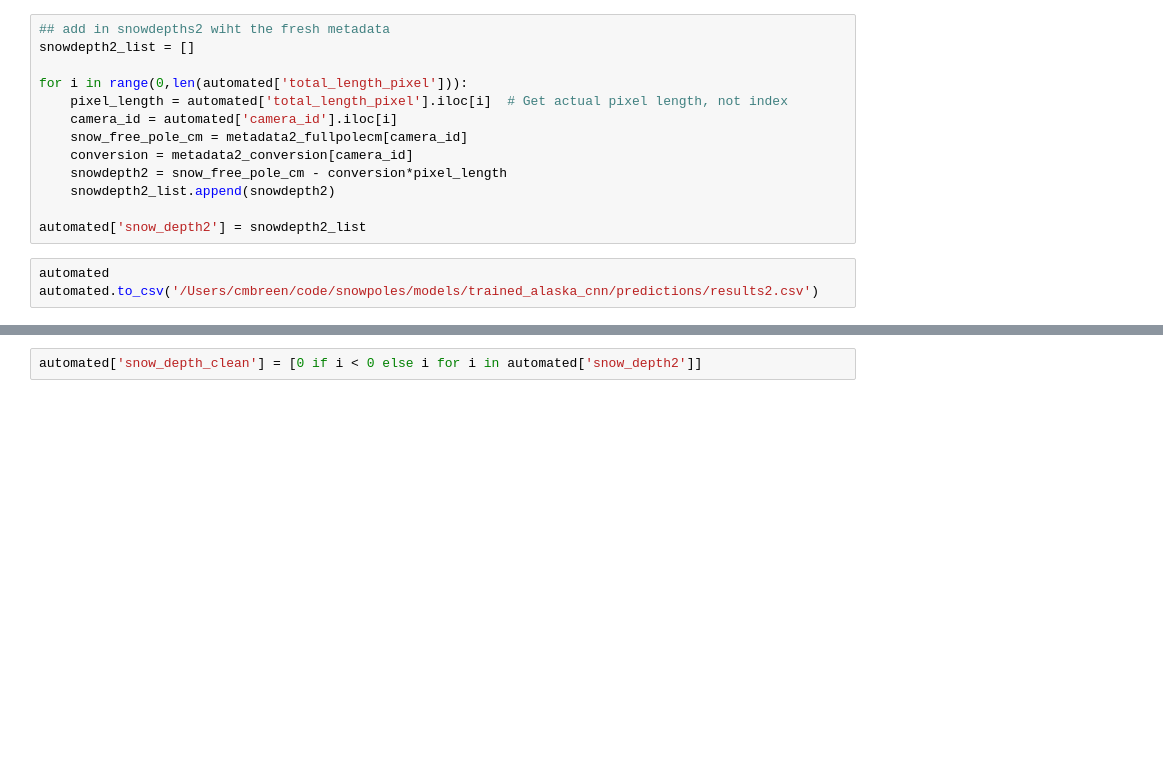
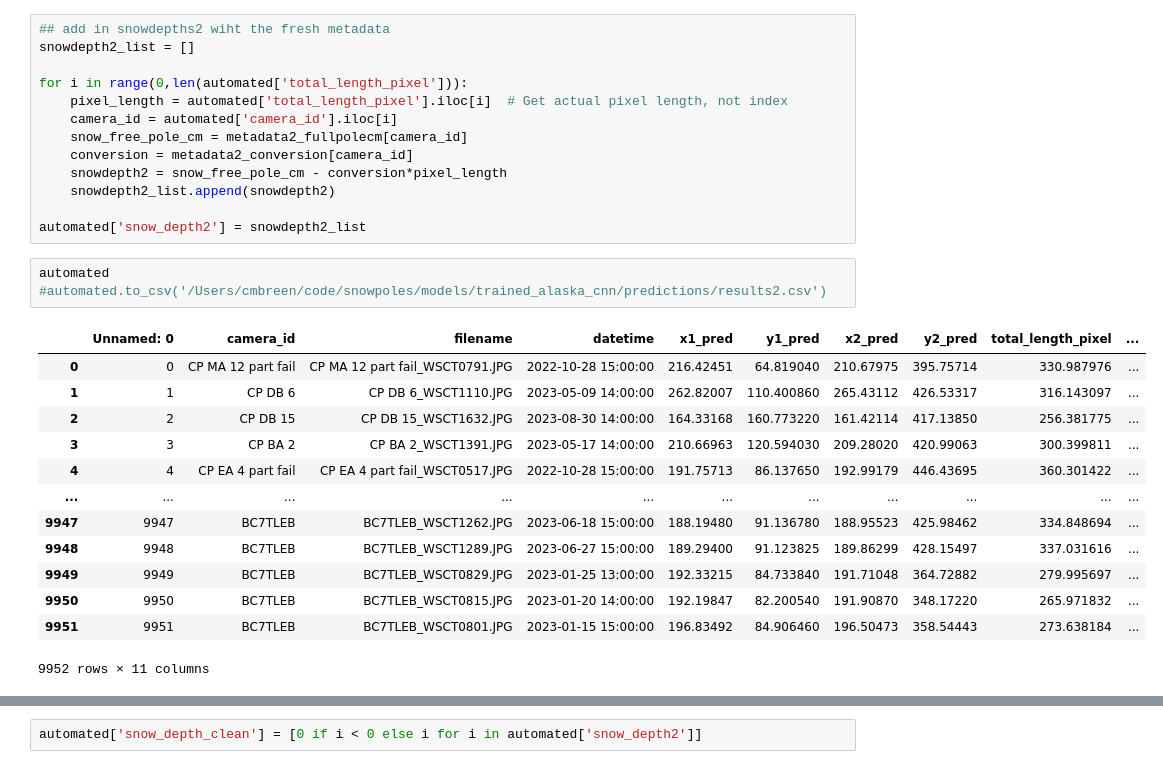
Before and after one commit to catherine-m-breen/snowpoles, a Jupyter notebook: make_timeseries.ipynb, the cells around one changed output, grey strips where cells are left out. Saved outputs shown, nothing was run; the diff lists cells and outputs as text; blank space fills up the shorter version.

```diff
--- a/make_timeseries.ipynb
+++ b/make_timeseries.ipynb
@@ -110,7 +99,21 @@ for i in range(0,len(automated['total_length_pixel'])):
 automated['snow_depth2'] = snowdepth2_list
 # %%
 automated
-automated.to_csv('/Users/cmbreen/code/snowpoles/models/trained_alaska_cnn/predictions/results2.csv')
+#automated.to_csv('/Users/cmbreen/code/snowpoles/models/trained_alaska_cnn/predictions/results2.csv')
+# %% [output]
+|  | Unnamed: 0 | camera_id | filename | datetime | x1_pred | y1_pred | x2_pred | y2_pred | total_length_pixel | ... |
+| 0 | 0 | CP MA 12 part fail | CP MA 12 part fail_WSCT0791.JPG | 2022-10-28 15:00:00 | 216.42451 | 64.819040 | 210.67975 | 395.75714 | 330.987976 | ... |
+| 1 | 1 | CP DB 6 | CP DB 6_WSCT1110.JPG | 2023-05-09 14:00:00 | 262.82007 | 110.400860 | 265.43112 | 426.53317 | 316.143097 | ... |
+| 2 | 2 | CP DB 15 | CP DB 15_WSCT1632.JPG | 2023-08-30 14:00:00 | 164.33168 | 160.773220 | 161.42114 | 417.13850 | 256.381775 | ... |
+| 3 | 3 | CP BA 2 | CP BA 2_WSCT1391.JPG | 2023-05-17 14:00:00 | 210.66963 | 120.594030 | 209.28020 | 420.99063 | 300.399811 | ... |
+| 4 | 4 | CP EA 4 part fail | CP EA 4 part fail_WSCT0517.JPG | 2022-10-28 15:00:00 | 191.75713 | 86.137650 | 192.99179 | 446.43695 | 360.301422 | ... |
+| ... | ... | ... | ... | ... | ... | ... | ... | ... | ... | ... |
+| 9947 | 9947 | BC7TLEB | BC7TLEB_WSCT1262.JPG | 2023-06-18 15:00:00 | 188.19480 | 91.136780 | 188.95523 | 425.98462 | 334.848694 | ... |
+| 9948 | 9948 | BC7TLEB | BC7TLEB_WSCT1289.JPG | 2023-06-27 15:00:00 | 189.29400 | 91.123825 | 189.86299 | 428.15497 | 337.031616 | ... |
+| 9949 | 9949 | BC7TLEB | BC7TLEB_WSCT0829.JPG | 2023-01-25 13:00:00 | 192.33215 | 84.733840 | 191.71048 | 364.72882 | 279.995697 | ... |
+| 9950 | 9950 | BC7TLEB | BC7TLEB_WSCT0815.JPG | 2023-01-20 14:00:00 | 192.19847 | 82.200540 | 191.90870 | 348.17220 | 265.971832 | ... |
+| 9951 | 9951 | BC7TLEB | BC7TLEB_WSCT0801.JPG | 2023-01-15 15:00:00 | 196.83492 | 84.906460 | 196.50473 | 358.54443 | 273.638184 | ... |
+9952 rows × 11 columns
 # %%
 
 
```
Also changed, not shown: parts of 3 cells of this notebook, 4 other files.
